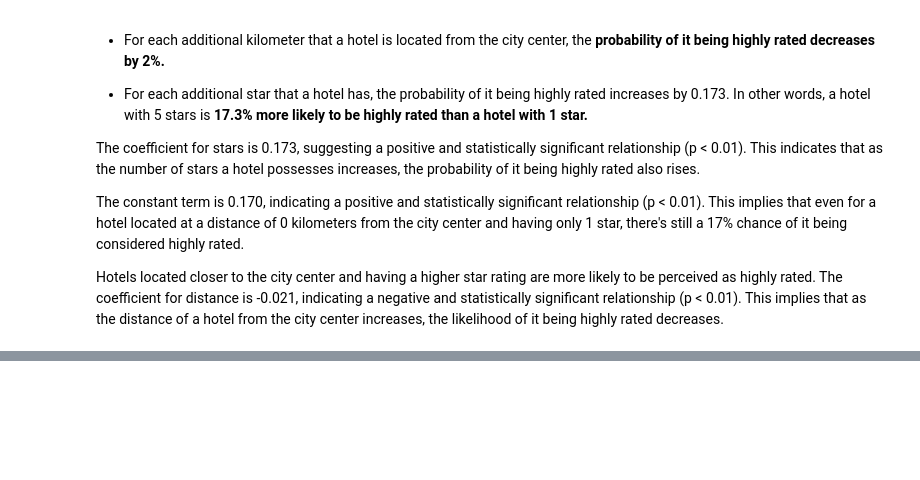
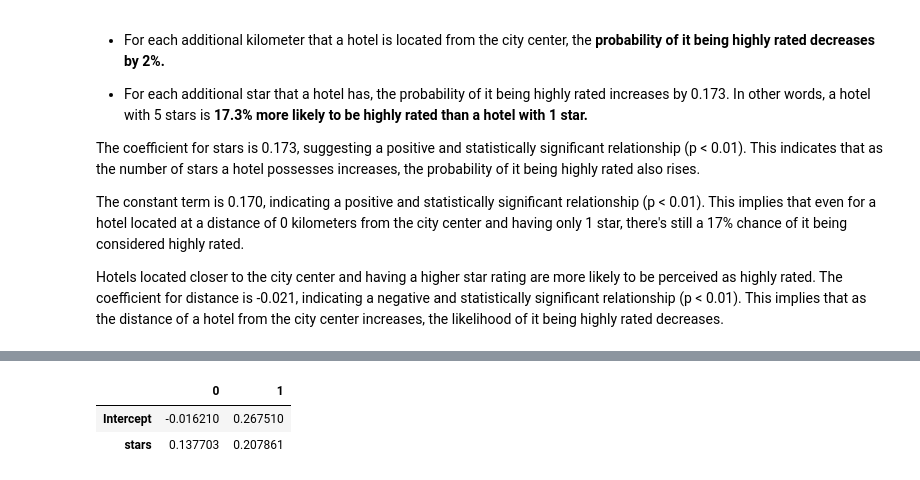
Before and after one commit to Alejandra-savagebriz/DA2, a Jupyter notebook: Assignment2_DA2.ipynb, the cells around one changed output, grey strips where cells are left out. Cells and saved outputs as stored; diff of their text form; code cells hidden in the pictures; blank space fills up the shorter version.

```diff
--- a/Assignment2_DA2.ipynb
+++ b/Assignment2_DA2.ipynb
@@ -837,0 +860,6 @@ Hotels located closer to the city center and having a higher star rating are mor
+# %%
+lpm2.conf_int(alpha=0.01)
+# %% [output]
+|  | 0 | 1 |
+| Intercept | -0.016210 | 0.267510 |
+| stars | 0.137703 | 0.207861 |
```
Also changed, not shown: parts of 6 cells of this notebook.
